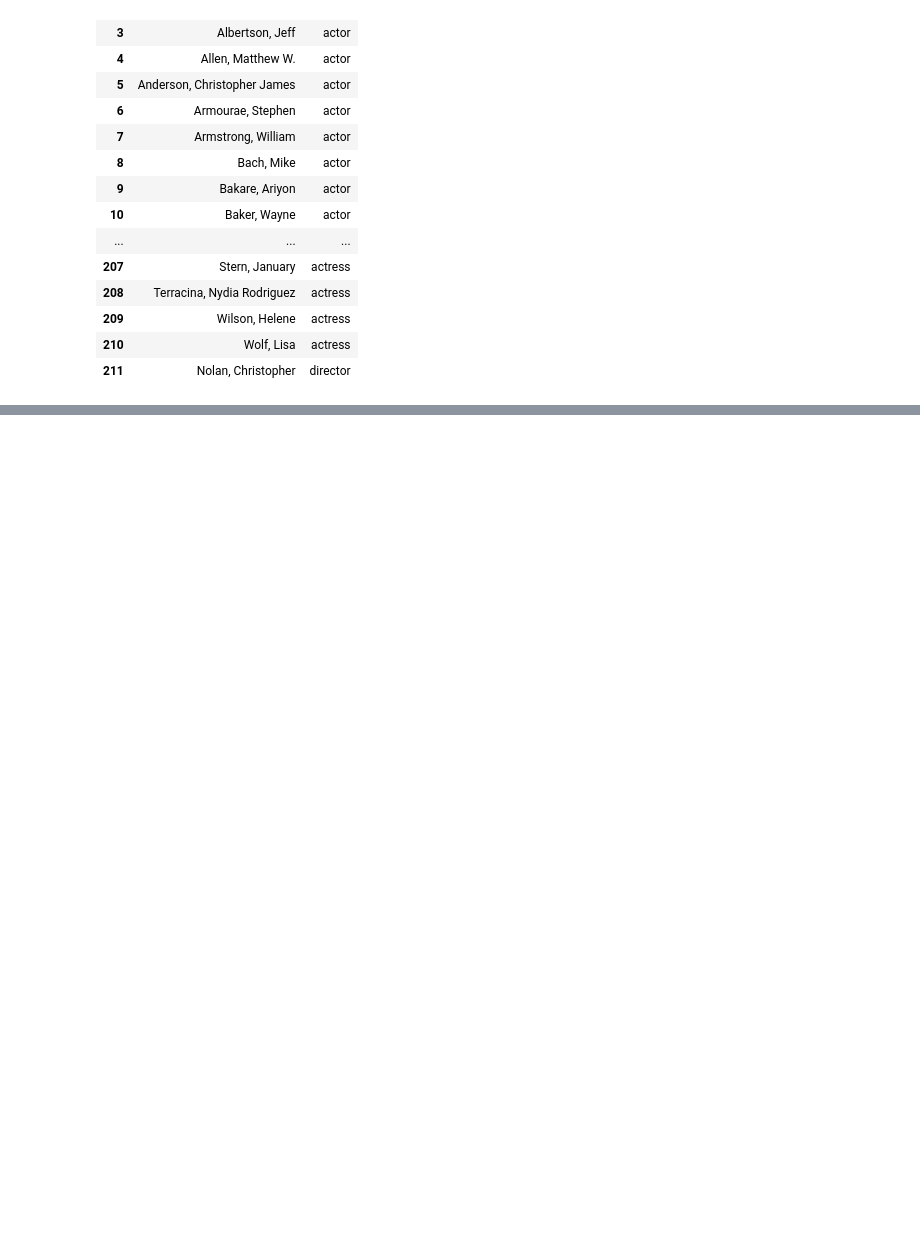
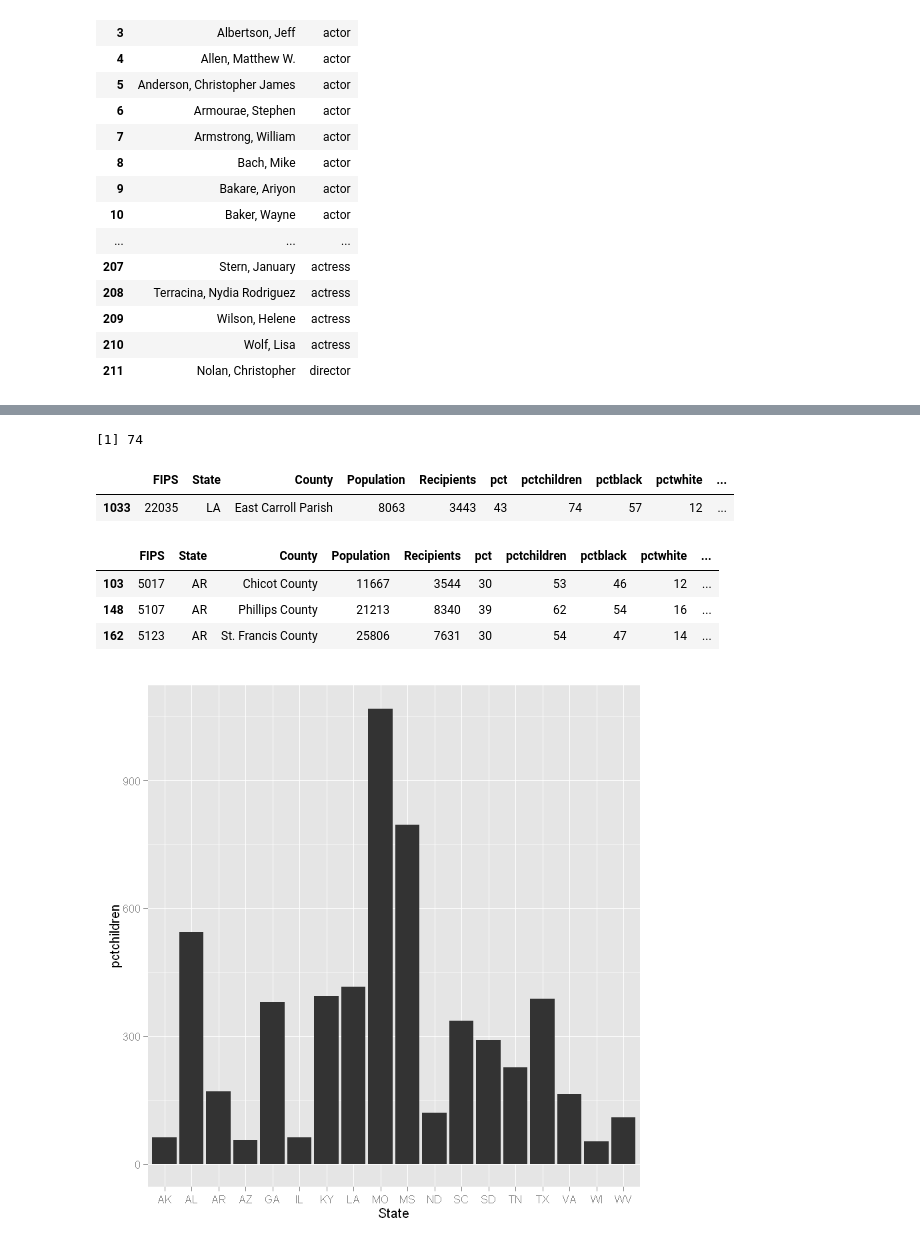
Before and after one commit to drbaguiar/iPythonNotebook, a Jupyter notebook: R - SQLDF.ipynb, the cells around one changed output, grey strips where cells are left out. Saved outputs shown, nothing was run; the diff lists cells and outputs as text; code cells hidden in the pictures; blank space fills up the shorter version.

```diff
--- a/R - SQLDF.ipynb
+++ b/R - SQLDF.ipynb
@@ -364,0 +356,3 @@ ERROR: Error in postgresqlCloseDriver(drv, ...): RS-DBI driver: (There are opene
+# %%
+nyt<- read.csv("D:/Data/NYTimes.csv ")
+food_stamps <- read.csv("http://www.nytimes.com/packages/text/newsgraphics/2009/1128-foodstamps-data.csv",skip=1)
@@ -364,0 +380,4 @@ ERROR: Error in postgresqlCloseDriver(drv, ...): RS-DBI driver: (There are opene
+# %%
+nyt$MedianPop<-median(nyt$Population)
+# %%
+nyt$Diff <- nyt$Population - nyt$MedianPop
@@ -364,0 +451,6 @@ ERROR: Error in postgresqlCloseDriver(drv, ...): RS-DBI driver: (There are opene
+# %%
+pctChild50 <-nyt[nyt$pctchild >50.0,]
+# %%
+max(nyt$pctchild)
+# %% [output]
+[1] 74
@@ -364,0 +459,6 @@ ERROR: Error in postgresqlCloseDriver(drv, ...): RS-DBI driver: (There are opene
+# %%
+head(pctChild74
+    )
+# %% [output]
+|  | FIPS | State | County | Population | Recipients | pct | pctchildren | pctblack | pctwhite | ... |
+| 1033 | 22035 | LA | East Carroll Parish | 8063 | 3443 | 43 | 74 | 57 | 12 | ... |
@@ -364,0 +467,7 @@ ERROR: Error in postgresqlCloseDriver(drv, ...): RS-DBI driver: (There are opene
+# %%
+head(ARpctChild50)
+# %% [output]
+|  | FIPS | State | County | Population | Recipients | pct | pctchildren | pctblack | pctwhite | ... |
+| 103 | 5017 | AR | Chicot County | 11667 | 3544 | 30 | 53 | 46 | 12 | ... |
+| 148 | 5107 | AR | Phillips County | 21213 | 8340 | 39 | 62 | 54 | 16 | ... |
+| 162 | 5123 | AR | St. Francis County | 25806 | 7631 | 30 | 54 | 47 | 14 | ... |
@@ -364,0 +476,5 @@ ERROR: Error in postgresqlCloseDriver(drv, ...): RS-DBI driver: (There are opene
+# %%
+ggplot(data=pctChild50, aes(x=State, y=pctchildren)) +
+    geom_bar(stat="identity")
+# %% [output]
+[figure, added]
```
Also changed, not shown: parts of 37 cells of this notebook, 8 other files.
